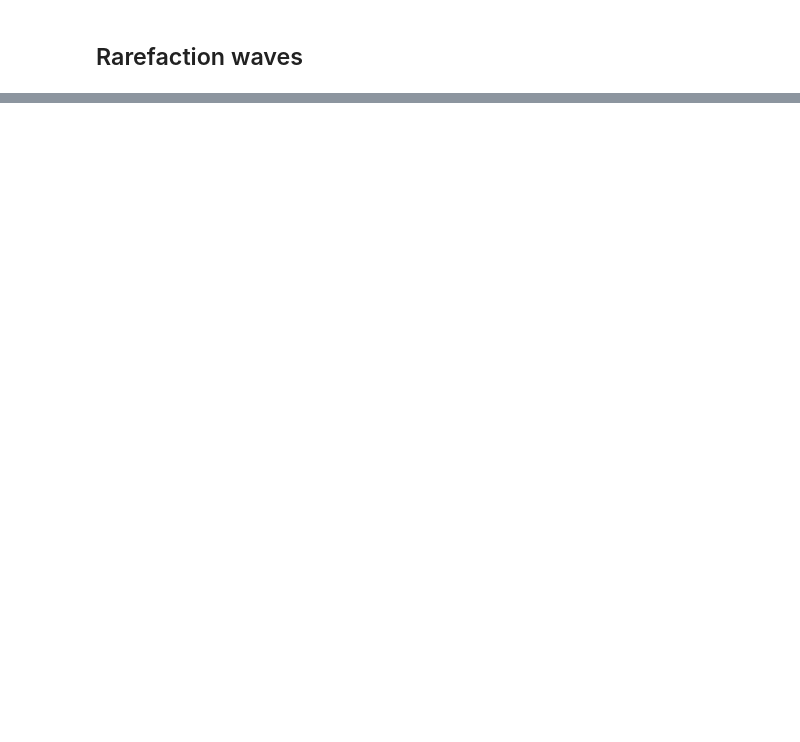
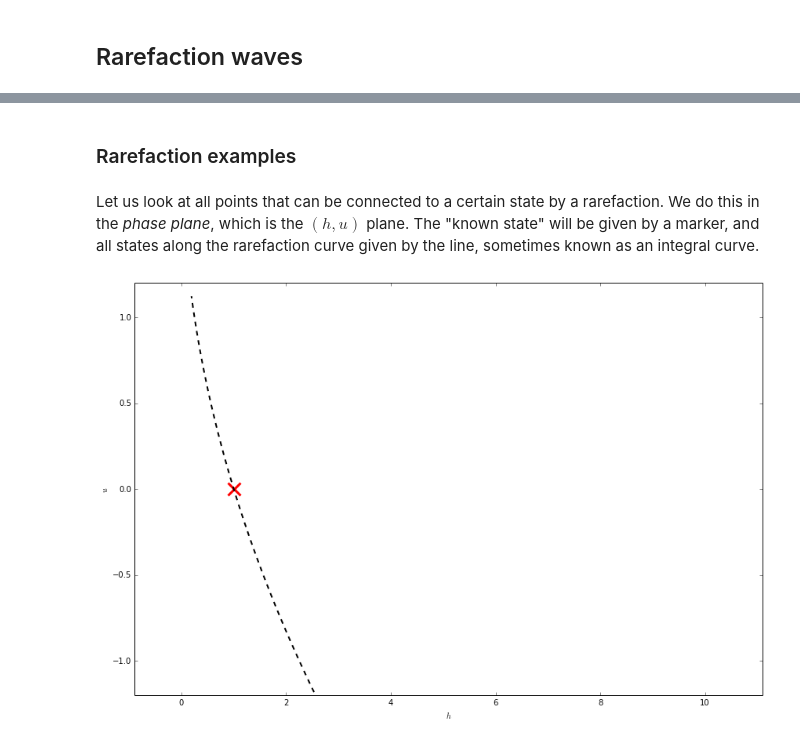
Before and after one commit to IanHawke/RiemannPython, a Jupyter notebook: Lesson_04_Shallow_Water.ipynb, the cells around one changed output, grey strips where cells are left out. Cells and saved outputs as stored; diff of their text form; code cells hidden in the pictures; blank space fills up the shorter version.

```diff
--- a/Lesson_04_Shallow_Water.ipynb
+++ b/Lesson_04_Shallow_Water.ipynb
@@ -71,0 +134,4 @@ showing that the eigenvectors of the Jacobian can be straightforwardly found fro
+# %% [markdown]
+### Rarefaction examples
+# %% [markdown]
+Let us look at all points that can be connected to a certain state by a rarefaction. We do this in the *phase plane*, which is the $(h, u)$ plane. The "known state" will be given by a marker, and all states along the rarefaction curve given by the line, sometimes known as an integral curve.
@@ -71,0 +142,39 @@ showing that the eigenvectors of the Jacobian can be straightforwardly found fro
+# %%
+hl = np.linspace(0.1, 10.1)
+ul = np.linspace(-1.0, 1.0)
+HL, UL = np.meshgrid(hl, ul)
+XIL = UL - np.sqrt(HL)
+xi_min = np.min(XIL)
+xi_max = np.max(XIL)
+h_min = np.min(hl)
+h_max = np.max(hl)
+u_min = np.min(ul)
+u_max = np.max(ul)
+xi = np.linspace(xi_min, xi_max)
+# %%
+def plot_sw_rarefaction(hl, ul):
+    "Plot the rarefaction curve through the state (hl, ul)"
+
+    xil = ul - np.sqrt(hl)
+    h = ((xil - xi) / 3.0 + np.sqrt(hl))**2
+    u = 2.0 * (xi - xil) / 3.0 + ul
+
+    fig = plt.figure(figsize=(12,8))
+    ax = fig.add_subplot(111)
+    ax.plot(hl, ul, 'rx', markersize = 16, markeredgewidth = 3)
+    ax.plot(h, u, 'k--', linewidth = 2)
+    ax.set_xlabel(r"$h$")
+    ax.set_ylabel(r"$u$")
+    dh = h_max - h_min
+    du = u_max - u_min
+    ax.set_xbound(h_min - 0.1 * dh, h_max + 0.1 * dh)
+    ax.set_ybound(u_min - 0.1 * du, u_max + 0.1 * du)
+    fig.tight_layout()
+# %%
+from IPython.html.widgets import interactive, FloatSliderWidget
+
+interactive(plot_sw_rarefaction,
+            hl = FloatSliderWidget(min = 0.1, max = 10.0, value = 1.0),
+            ul = FloatSliderWidget(min = -1.0, max = 1.0, value = 0.0))
+# %% [output]
+[figure, added]
```
Also changed, not shown: parts of 47 cells of this notebook, 1 other file.
